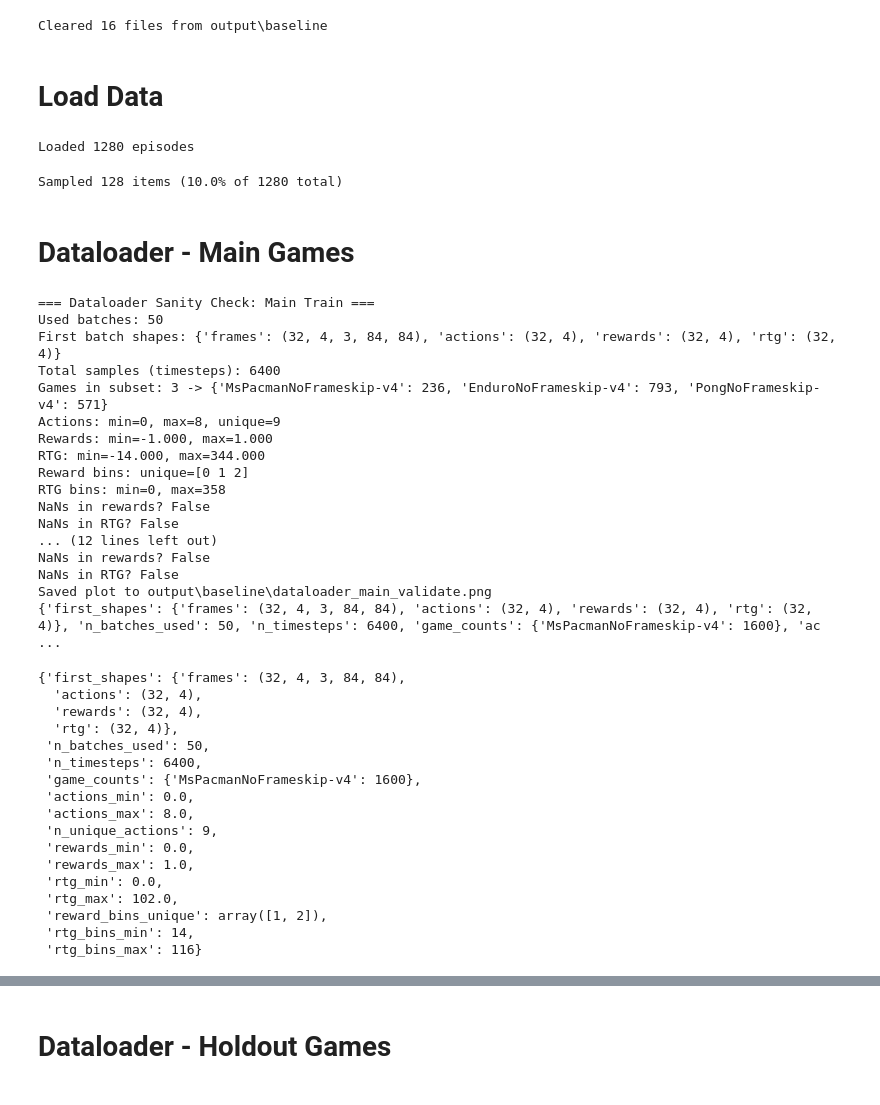
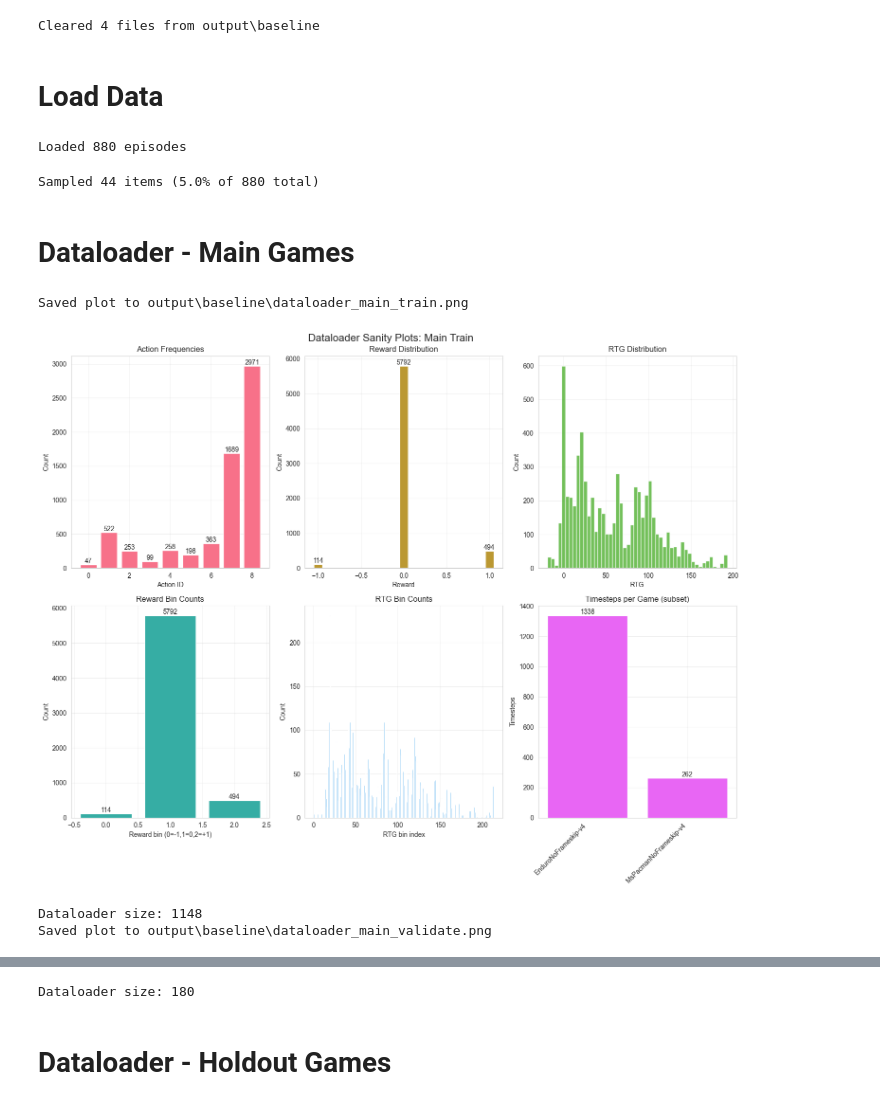
Before and after one commit to IdanReed/AtariDeepLearning, a Jupyter notebook: _model_baseline.ipynb, the cells around one changed output, grey strips where cells are left out. Cells and saved outputs as stored; diff of their text form; code cells hidden in the pictures.

```diff
--- a/_model_baseline.ipynb
+++ b/_model_baseline.ipynb
@@ -6,12 +6,12 @@ from utils import seed_random_generators
 seed_random_generators()
 # %%
 from pathlib import Path
-OUTPUT_DIR = Path("output/baseline")
+OUTPUT_DIR = Path("output").joinpath("baseline")
 
 from utils import safe_clear_output_dir
 safe_clear_output_dir(OUTPUT_DIR)
 # %% [output]
-Cleared 16 files from output\baseline
+Cleared 4 files from output\baseline
 # %% [markdown]
 # Load Data
 # %%
@@ -20,25 +20,25 @@ from npz_loader import load_episodes
 dataset_root = Path("dataset")
 holdout_game_dirs = [
     dataset_root.joinpath("BeamRiderNoFrameskip-v4", "BeamRiderNoFrameskip-v4"),
-    dataset_root.joinpath("BreakoutNoFrameskip-v4", "BreakoutNoFrameskip-v4")
+    # dataset_root.joinpath("BreakoutNoFrameskip-v4", "BreakoutNoFrameskip-v4")
 ]
 
 main_game_dirs = [
     dataset_root.joinpath("EnduroNoFrameskip-v4", "EnduroNoFrameskip-v4"),
     dataset_root.joinpath("MsPacmanNoFrameskip-v4", "MsPacmanNoFrameskip-v4"),
-    dataset_root.joinpath("PongNoFrameskip-v4", "PongNoFrameskip-v4"),
-    dataset_root.joinpath("QbertNoFrameskip-v4", "QbertNoFrameskip-v4"),
-    dataset_root.joinpath("SeaquestNoFrameskip-v4", "SeaquestNoFrameskip-v4"),
-    dataset_root.joinpath("SpaceInvadersNoFrameskip-v4", "SpaceInvadersNoFrameskip-v4")
+    # dataset_root.joinpath("PongNoFrameskip-v4", "PongNoFrameskip-v4"),
+    # dataset_root.joinpath("QbertNoFrameskip-v4", "QbertNoFrameskip-v4"),
+    # dataset_root.joinpath("SeaquestNoFrameskip-v4", "SeaquestNoFrameskip-v4"),
+    # dataset_root.joinpath("SpaceInvadersNoFrameskip-v4", "SpaceInvadersNoFrameskip-v4")
 ]
 episodes = load_episodes(main_game_dirs, holdout_game_dirs)
 # %% [output]
-Loaded 1280 episodes
+Loaded 880 episodes
 # %%
 from utils import sample_list
-sampled_episodes = sample_list(episodes, fraction=0.1)
+sampled_episodes = sample_list(episodes, fraction=0.05)
 # %% [output]
-Sampled 128 items (10.0% of 1280 total)
+Sampled 44 items (5.0% of 880 total)
 # %%
 from epsiode_dataloader import make_train_val_dataloaders
 
@@ -53,40 +53,10 @@ main_bundle, holdout_bundle, bins = make_train_val_dataloaders(
 # %%
 from dataloader_stats import inspect_dataloader
 
-inspect_dataloader(main_bundle.train_loader, "Main Train", output_dir=OUTPUT_DIR)
-inspect_dataloader(main_bundle.val_loader, "Main Validate", output_dir=OUTPUT_DIR)
+_ = inspect_dataloader(main_bundle.train_loader, "Main Train", output_dir=OUTPUT_DIR)
+_ = inspect_dataloader(main_bundle.val_loader, "Main Validate", output_dir=OUTPUT_DIR)
 # %% [output]
-=== Dataloader Sanity Check: Main Train ===
-Used batches: 50
-First batch shapes: {'frames': (32, 4, 3, 84, 84), 'actions': (32, 4), 'rewards': (32, 4), 'rtg': (32, 4)}
-Total samples (timesteps): 6400
-Games in subset: 3 -> {'MsPacmanNoFrameskip-v4': 236, 'EnduroNoFrameskip-v4': 793, 'PongNoFrameskip-v4': 571}
-Actions: min=0, max=8, unique=9
-Rewards: min=-1.000, max=1.000
-RTG: min=-14.000, max=344.000
-Reward bins: unique=[0 1 2]
-RTG bins: min=0, max=358
-NaNs in rewards? False
-NaNs in RTG? False
-... (12 lines left out)
-NaNs in rewards? False
-NaNs in RTG? False
-Saved plot to output\baseline\dataloader_main_validate.png
-{'first_shapes': {'frames': (32, 4, 3, 84, 84), 'actions': (32, 4), 'rewards': (32, 4), 'rtg': (32, 4)}, 'n_batches_used': 50, 'n_timesteps': 6400, 'game_counts': {'MsPacmanNoFrameskip-v4': 1600}, 'ac ...
+Saved plot to output\baseline\dataloader_main_train.png
+[figure, added]
-{'first_shapes': {'frames': (32, 4, 3, 84, 84),
-  'actions': (32, 4),
-  'rewards': (32, 4),
-  'rtg': (32, 4)},
- 'n_batches_used': 50,
- 'n_timesteps': 6400,
- 'game_counts': {'MsPacmanNoFrameskip-v4': 1600},
- 'actions_min': 0.0,
- 'actions_max': 8.0,
- 'n_unique_actions': 9,
- 'rewards_min': 0.0,
- 'rewards_max': 1.0,
- 'rtg_min': 0.0,
- 'rtg_max': 102.0,
- 'reward_bins_unique': array([1, 2]),
- 'rtg_bins_min': 14,
- 'rtg_bins_max': 116}
+Dataloader size: 1148
+Saved plot to output\baseline\dataloader_main_validate.png
@@ -93,3 +64,4 @@ Saved plot to output\baseline\dataloader_main_validate.png
+Dataloader size: 180
 # %% [markdown]
 # Dataloader - Holdout Games
 # %%
```
Also changed, not shown: parts of 7 cells of this notebook, 3 other files.
